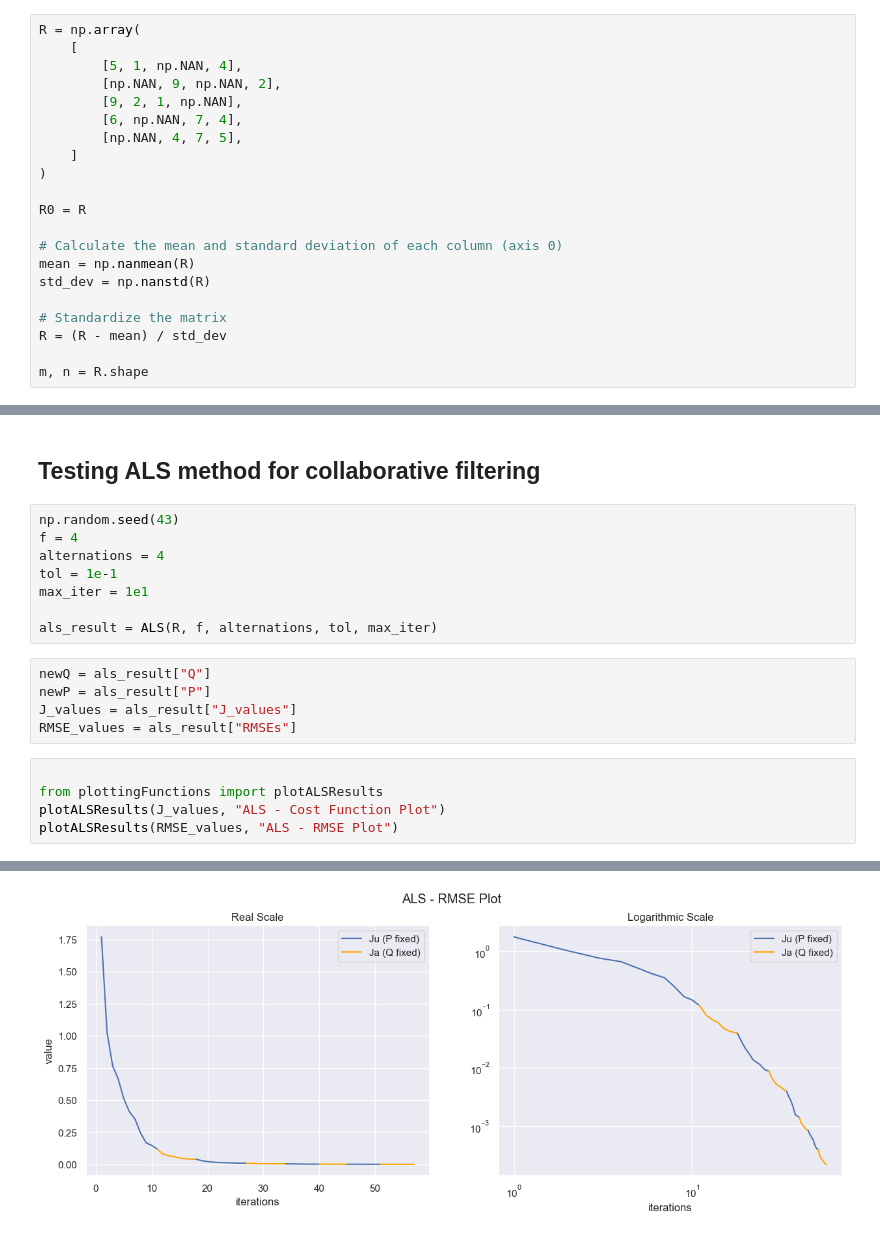
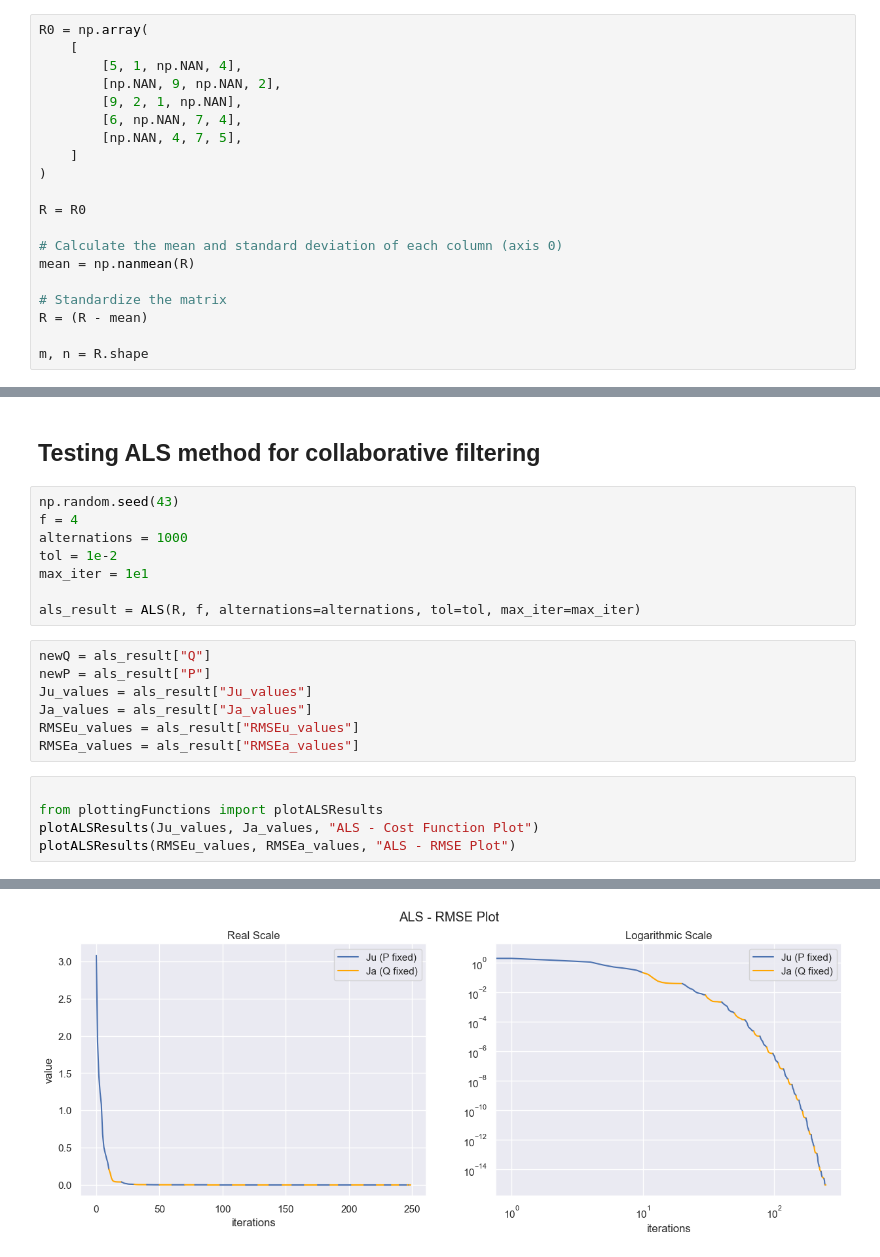
Before and after one commit to MarcoC1796/recommender-systems-thesis, a Jupyter notebook: Recommender Systems Tests.ipynb, the cells around one changed output, grey strips where cells are left out. Cells and saved outputs as stored; diff of their text form.

```diff
--- a/Recommender Systems Tests.ipynb
+++ b/Recommender Systems Tests.ipynb
@@ -21,7 +21,7 @@ from accuracyMetrics import RMSE
 ## Sample Data
 We create a simple $5\times4$ interactions matrix to test our algorithms.
 # %%
-R = np.array(
+R0 = np.array(
     [
         [5, 1, np.NAN, 4],
         [np.NAN, 9, np.NAN, 2],
@@ -31,14 +31,13 @@ R = np.array(
     ]
 )
 
-R0 = R
+R = R0
 
 # Calculate the mean and standard deviation of each column (axis 0)
 mean = np.nanmean(R)
-std_dev = np.nanstd(R)
 
 # Standardize the matrix
-R = (R - mean) / std_dev
+R = (R - mean)
 
 m, n = R.shape
 # %% [markdown]
@@ -135,19 +113,21 @@ pd.DataFrame(R0)
 # %%
 np.random.seed(43)
 f = 4
-alternations = 4
-tol = 1e-1
+alternations = 1000
+tol = 1e-2
 max_iter = 1e1
 
-als_result = ALS(R, f, alternations, tol, max_iter)
+als_result = ALS(R, f, alternations=alternations, tol=tol, max_iter=max_iter)
 # %%
 newQ = als_result["Q"]
 newP = als_result["P"]
-J_values = als_result["J_values"]
-RMSE_values = als_result["RMSEs"]
+Ju_values = als_result["Ju_values"]
+Ja_values = als_result["Ja_values"]
+RMSEu_values = als_result["RMSEu_values"]
+RMSEa_values = als_result["RMSEa_values"]
 # %%
 
 from plottingFunctions import plotALSResults
-plotALSResults(J_values, "ALS - Cost Function Plot")
-plotALSResults(RMSE_values, "ALS - RMSE Plot")
+plotALSResults(Ju_values, Ja_values, "ALS - Cost Function Plot")
+plotALSResults(RMSEu_values, RMSEa_values, "ALS - RMSE Plot")
 # %% [output]
@@ -155 +135 @@ plotALSResults(RMSE_values, "ALS - RMSE Plot")
-[figure, old version]
+[figure, new version]
```
Also changed, not shown: parts of 13 cells of this notebook, 6 other files.
